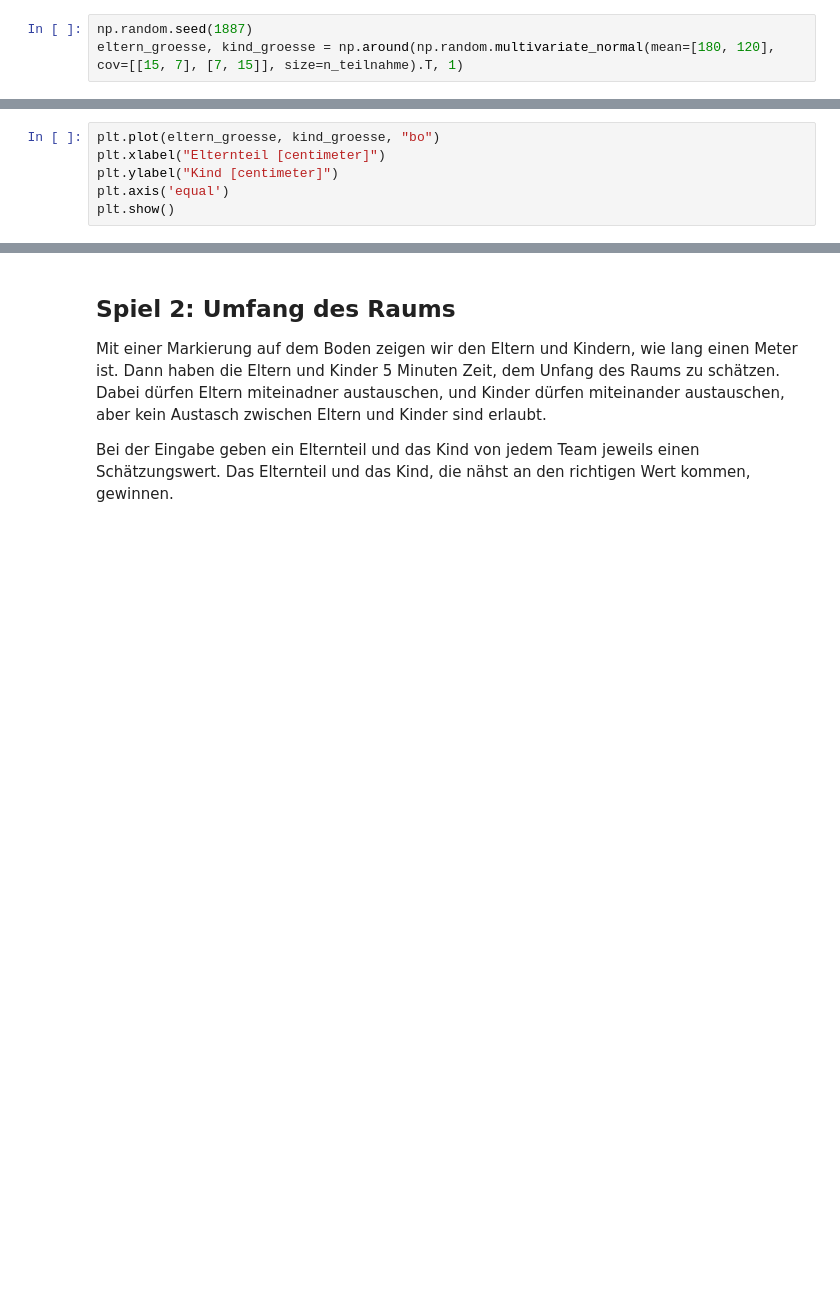
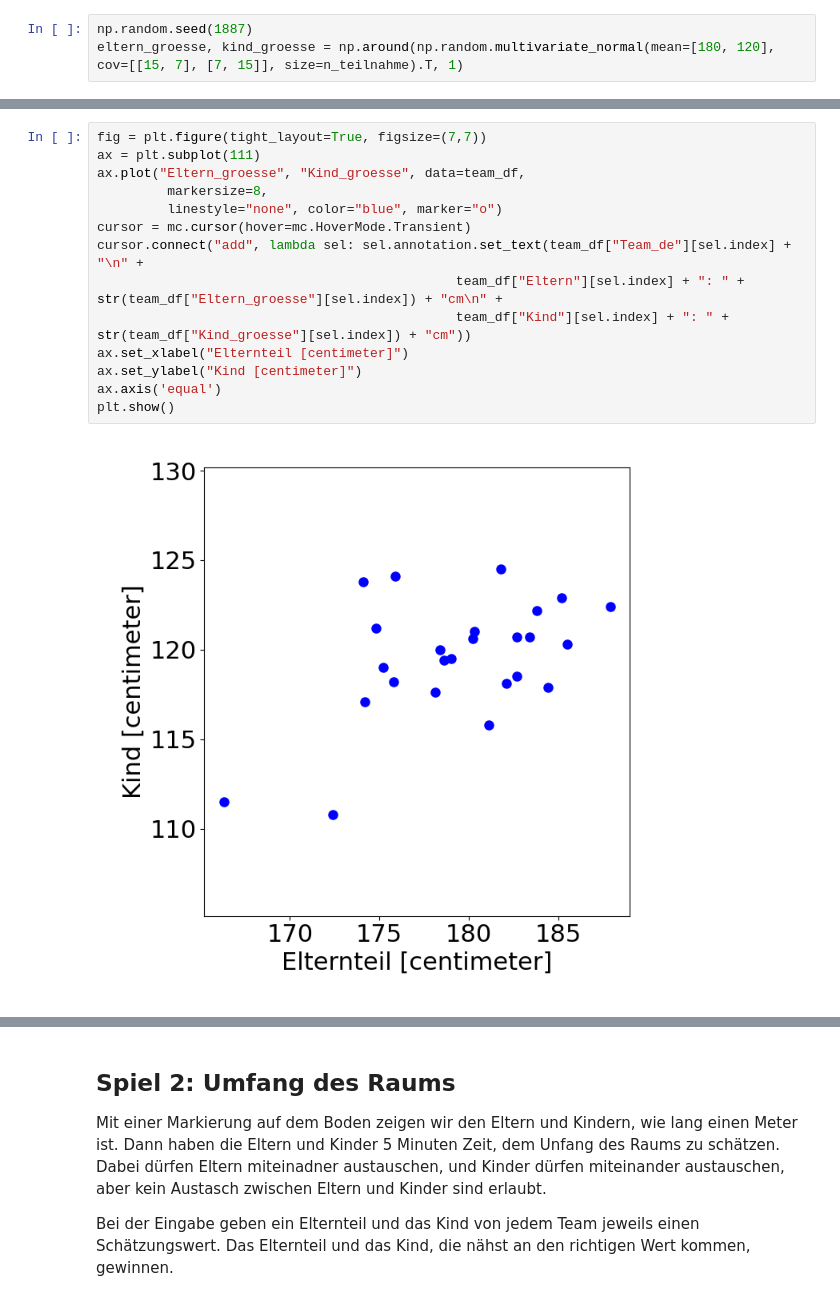
Before and after one commit to bedapub/2025-10-Zukunftstag-simulation, a Jupyter notebook: 2025-10-Zukunftstag-simulation.ipynb, the cells around one changed output, grey strips where cells are left out. Drawn from its saved outputs; the diff is of its cells as text; blank space fills up the shorter version.

```diff
--- a/2025-10-Zukunftstag-simulation.ipynb
+++ b/2025-10-Zukunftstag-simulation.ipynb
@@ -123,9 +156,19 @@ plt.show()
 # %%
-plt.plot(eltern_groesse, kind_groesse, "bo")
-plt.xlabel("Elternteil [centimeter]")
-plt.ylabel("Kind [centimeter]")
-plt.axis('equal')
+fig = plt.figure(tight_layout=True, figsize=(7,7))
+ax = plt.subplot(111)
+ax.plot("Eltern_groesse", "Kind_groesse", data=team_df,
+         markersize=8,
+         linestyle="none", color="blue", marker="o")
+cursor = mc.cursor(hover=mc.HoverMode.Transient)
+cursor.connect("add", lambda sel: sel.annotation.set_text(team_df["Team_de"][sel.index] + "\n" +
+                                              team_df["Eltern"][sel.index] + ": " + str(team_df["Eltern_groesse"][sel.index]) + "cm\n" +
+                                              team_df["Kind"][sel.index] + ": " + str(team_df["Kind_groesse"][sel.index]) + "cm"))
+ax.set_xlabel("Elternteil [centimeter]")
+ax.set_ylabel("Kind [centimeter]")
+ax.axis('equal')
 plt.show()
+# %% [output]
+[figure, added]
 # %%
 eltern_med = np.median(eltern_groesse)
 kind_med = np.median(kind_groesse)
```
Also changed, not shown: parts of 10 cells of this notebook, 1 other file.
